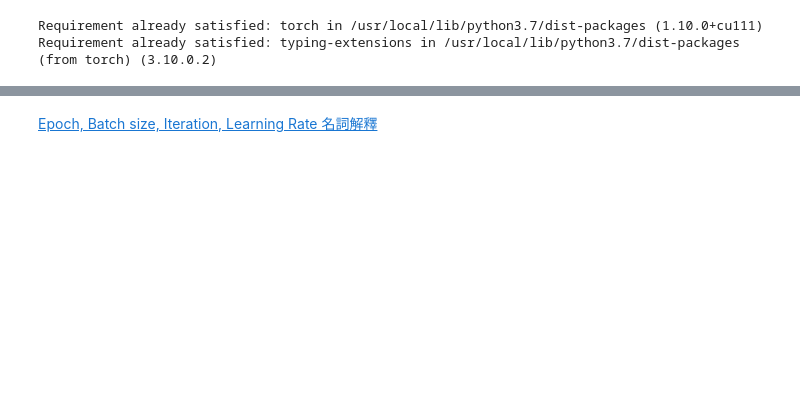
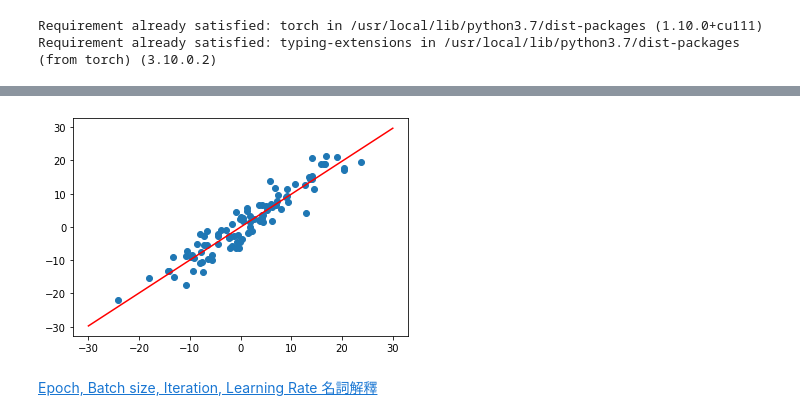
Before and after one commit to BoshiLee/pytorch_learning, a Jupyter notebook: Mean_squar_error.ipynb, the cells around one changed output, grey strips where cells are left out. Saved outputs shown, nothing was run; the diff lists cells and outputs as text; code cells hidden in the pictures; blank space fills up the shorter version.

```diff
--- a/Mean_squar_error.ipynb
+++ b/Mean_squar_error.ipynb
@@ -88,2 +92,6 @@ epoch: 99 loss= 2.4278321439397345e+32
+# %%
+plot_fit('Train Model')
+# %% [output]
+[figure, added]
 # %% [markdown]
 [Epoch, Batch size, Iteration, Learning Rate 名詞解釋](https://medium.com/%E4%BA%BA%E5%B7%A5%E6%99%BA%E6%85%A7-%E5%80%92%E5%BA%95%E6%9C%89%E5%A4%9A%E6%99%BA%E6%85%A7/epoch-batch-size-iteration-learning-rate-b62bf6334c49)
```
Also changed, not shown: parts of 10 cells of this notebook.
